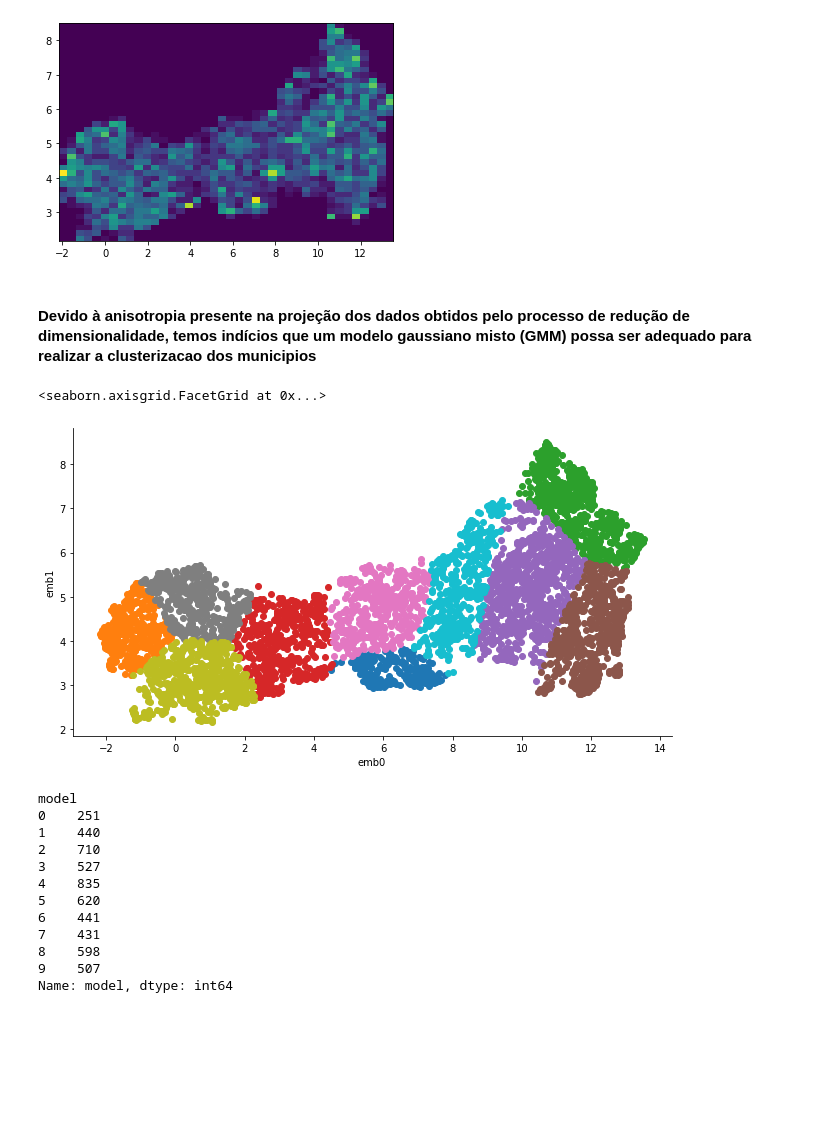
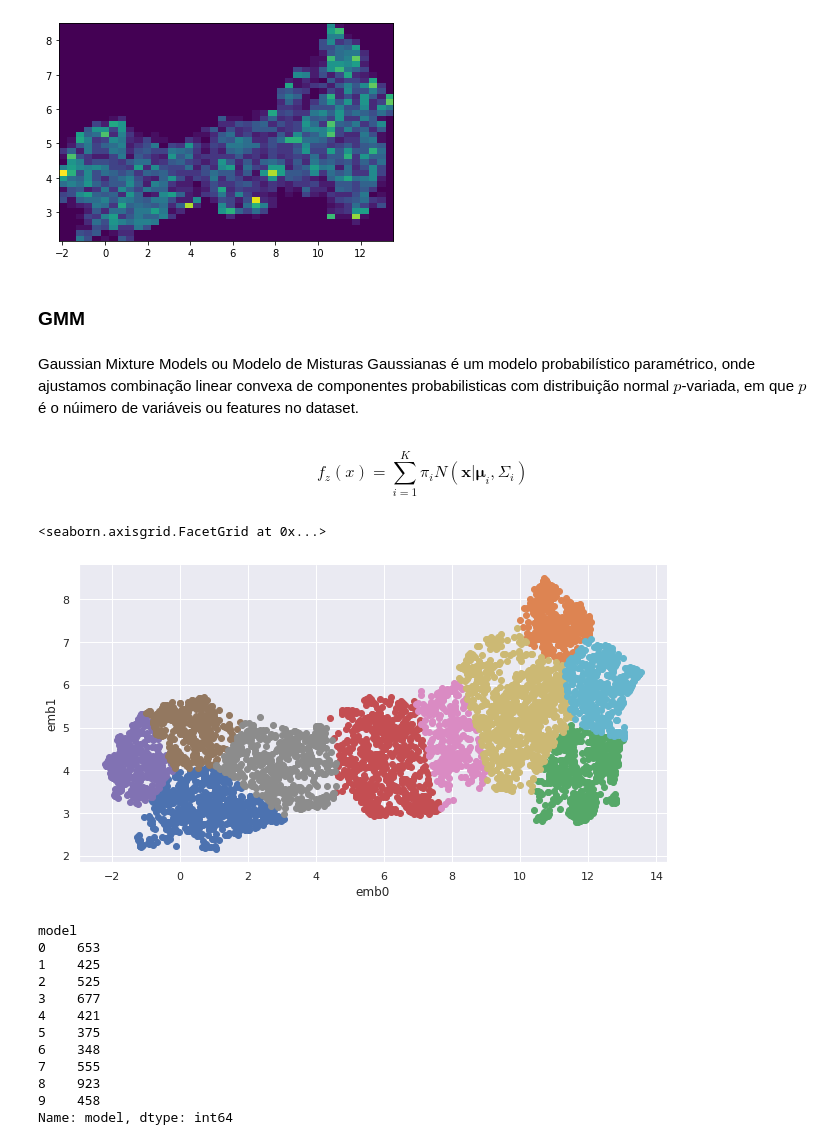
Before and after one commit to Jailsonrs/Poneglyph, a Jupyter notebook: UMAP-GMM.ipynb, the cells around one changed output. Drawn from its saved outputs; the diff is of its cells as text; code cells hidden in the pictures; blank space fills up the shorter version.

```diff
--- a/UMAP-GMM.ipynb
+++ b/UMAP-GMM.ipynb
@@ -209,28 +215,32 @@ plt.imshow(heatmap.T, extent=extent, origin='lower',aspect='auto')
 plt.show()
 # %% [output]
 [figure]
-# %% [markdown]
-#### Devido à anisotropia presente na projeção dos dados obtidos pelo processo de redução de dimensionalidade, temos indícios que um modelo gaussiano misto (GMM) possa ser adequado para realizar a clusterizacao dos municipios
+# %% [markdown]
+### GMM
+# %% [markdown]
+Gaussian Mixture Models ou Modelo de Misturas Gaussianas é um modelo probabilístico paramétrico, onde ajustamos combinação linear convexa de componentes probabilisticas com distribuição normal $p$-variada, em que $p$ é o núimero de variáveis ou features no dataset.
+# %% [markdown]
+$$f_z(x) = \sum_{i=1}^K \pi_i N(\pmb{x}| \pmb{\mu}_i, \Sigma_i)$$
 # %%
 embedding = pd.DataFrame(UMAP_embedding)
 
-gmm = GaussianMixture(n_components = 10, init_params = "kmeans", max_iter = 100, covariance_type = 'full' )
+gmm = GaussianMixture(n_components = 10, init_params = "kmeans", max_iter = 100, covariance_type = 'diag' )
 
 gmm = gmm.fit(embedding)
 
 mixtures = pd.DataFrame({"model" : gmm.predict(embedding)})
 
 df_c = pd.concat([embedding,  mixtures.reset_index(drop = True)], axis = 1)
 
 df_c.columns = ['emb0','emb1',"model"]
 
 #plotting clusters
 fg = seaborn.FacetGrid(data=df_c, hue='model', aspect=1.8,height =5)
 
 fg.map(plt.scatter, 'emb0',"emb1")
 # %% [output]
 <seaborn.axisgrid.FacetGrid at 0x...>
-[figure, old version]
+[figure, new version]
 # %%
 dados_clusterizados = pd.DataFrame(dados_municipais_numericFeatures)
 dados_clusterizados.columns = columns
@@ -238,14 +248,14 @@ dados_clusterizados = pd.concat([dados_clusterizados, mixtures.reset_index(drop
 dados_clusterizados.groupby(['model'])['model'].count()
 # %% [output]
 model
-0    251
-1    440
-2    710
-3    527
-4    835
-5    620
-6    441
-7    431
-8    598
-9    507
+0    653
+1    425
+2    525
+3    677
+4    421
+5    375
+6    348
+7    555
+8    923
+9    458
 Name: model, dtype: int64
```
Also changed, not shown: parts of 17 cells of this notebook.
